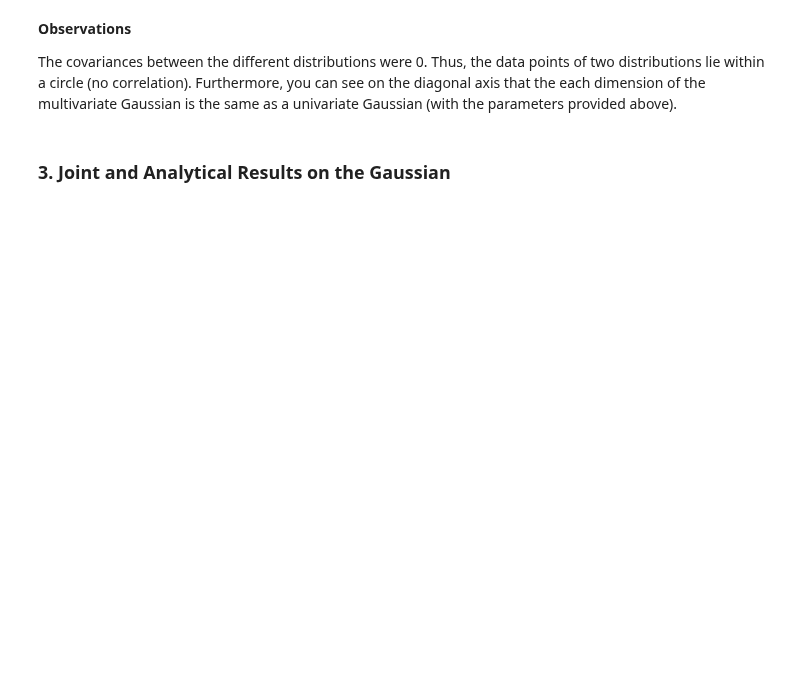
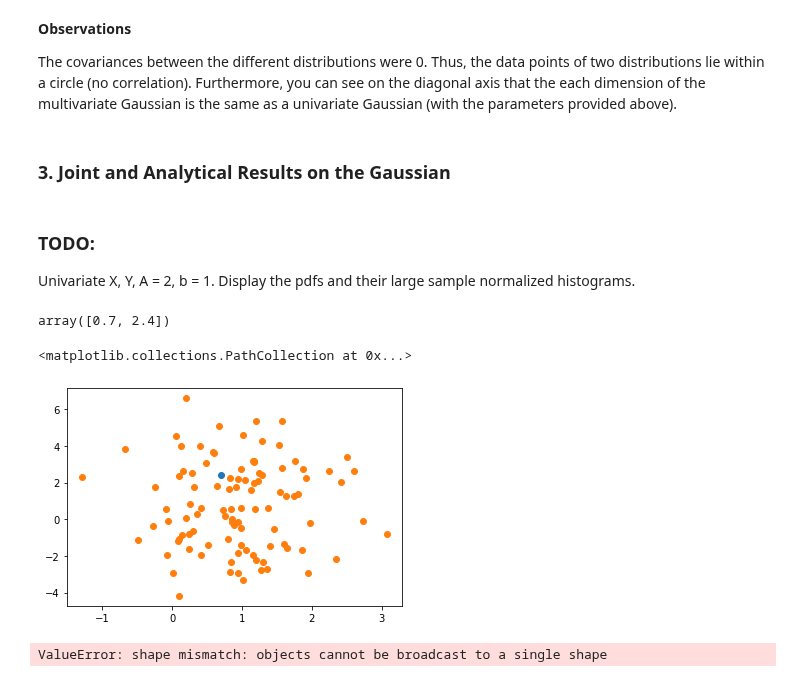
Before and after one commit to DorotheaMueller/statistics_assignments, a Jupyter notebook: ex_1.ipynb, the cells around one changed output. Saved outputs shown, nothing was run; the diff lists cells and outputs as text; code cells hidden in the pictures; blank space fills up the shorter version.

```diff
--- a/ex_1.ipynb
+++ b/ex_1.ipynb
@@ -362,0 +360,23 @@ The covariances between the different distributions were 0. Thus, the data point
+# %% [markdown]
+### TODO:
+Univariate X, Y, A = 2, b = 1. Display the pdfs and their large sample normalized histograms.
+# %%
+# Univariate X and Y, A = 2 and b = 1 (values from sheet).
+A = np.array([2]) # 1-dim. Matrix
+b = np.array([1]) # 1-dim vector
+mu_ = np.array([0.7])
+var = np.random.random(1)
+# %%
+px = np.random.normal(mu[0], var[0], 100)
+py = np.random.normal(mu[0], A * var[0] + b, 100)
+# %%
+mean_ = np.array([mu_, A * mu_ + b]).flatten()
+mean_
+# %% [output]
+array([0.7, 2.4])
+# %%
+plt.scatter(mean_[0], mean_[1])
+plt.scatter(px, py)
+# %% [output]
+<matplotlib.collections.PathCollection at 0x...>
+[figure, added]
@@ -362,0 +386,5 @@ The covariances between the different distributions were 0. Thus, the data point
+# %%
+px = np.random.multivariate_normal(mu, var, 100)
+py = np.random.normal(mu, A * var + b, 100)
+# %% [output]
+ValueError: shape mismatch: objects cannot be broadcast to a single shape
```
Also changed, not shown: parts of 10 cells of this notebook.
